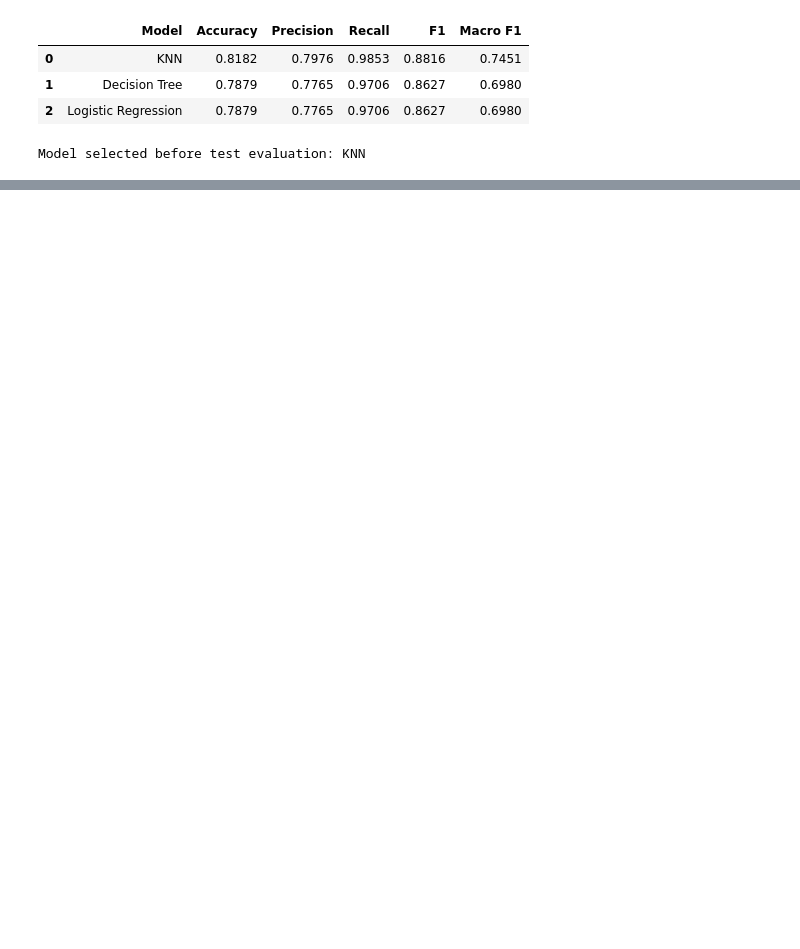
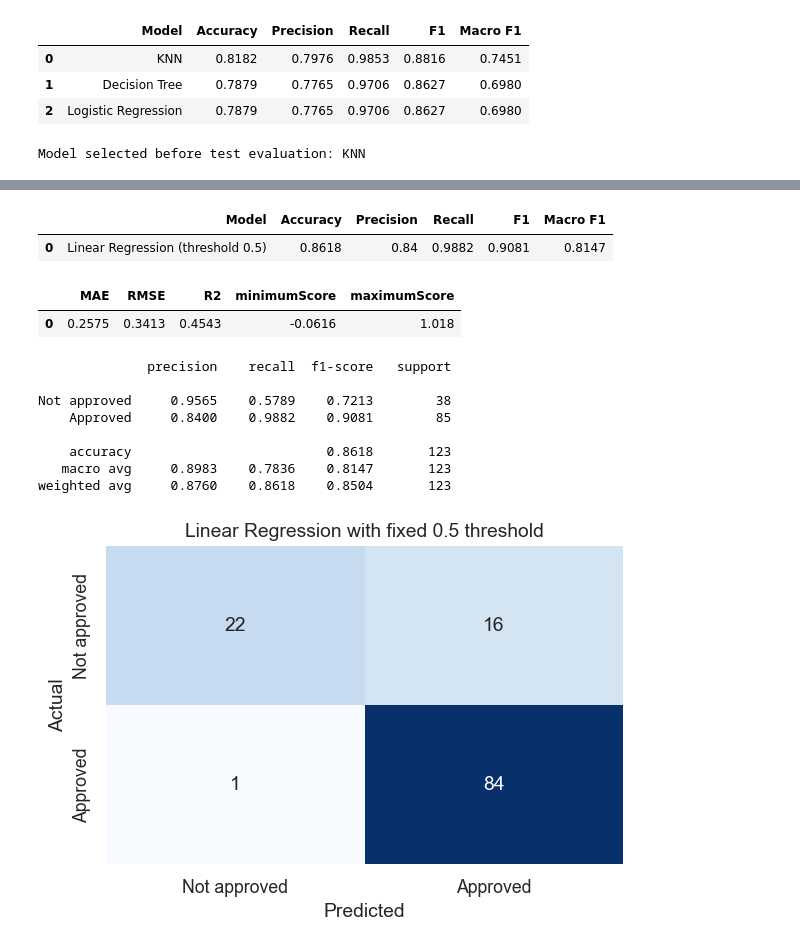
Before and after one commit to fayzliaqat/week3-supervised-models, a Jupyter notebook: week3_supervised_models.ipynb, the cells around one changed output, grey strips where cells are left out. Cells and saved outputs as stored; diff of their text form; code cells hidden in the pictures; blank space fills up the shorter version.

```diff
--- a/week3_supervised_models.ipynb
+++ b/week3_supervised_models.ipynb
@@ -391,0 +594,16 @@ Model selected before test evaluation: KNN
+# %%
+dummyModel = DummyClassifier(strategy="most_frequent")
+dummyModel.fit(scaledTrainInputs, trainTarget)
+dummyPredictions = dummyModel.predict(scaledTestInputs)
+imbalanceResults = []
+for modelName, predictions in {**testPredictions, "Majority baseline": dummyPredictions}.items():
+    imbalanceResults.append({
+        "Model": modelName,
+        "Accuracy": accuracy_score(testTarget, predictions),
+        "Approved F1": f1_score(testTarget, predictions, pos_label=1, zero_division=0),
+        "Not approved F1": f1_score(testTarget, predictions, pos_label=0, zero_division=0),
+        "Macro F1": f1_score(testTarget, predictions, average="macro", zero_division=0)
+    })
+imbalanceResults = pd.DataFrame(imbalanceResults)
+display(imbalanceResults.round(4))
+imbalanceResults.to_csv(outputDir / "accuracy_vs_f1.csv", index=False)
@@ -391,0 +627,48 @@ Model selected before test evaluation: KNN
+# %%
+linearModel = LinearRegression()
+linearModel.fit(scaledTrainInputs, trainTarget)
+linearScores = linearModel.predict(scaledTestInputs)
+linearPredictions = (linearScores >= 0.5).astype(int)
+
+linearClassification = pd.DataFrame([
+    calculateScores("Linear Regression (threshold 0.5)", testTarget, linearPredictions)
+])
+linearRegressionMetrics = pd.DataFrame([{
+    "MAE": mean_absolute_error(testTarget, linearScores),
+    "RMSE": np.sqrt(mean_squared_error(testTarget, linearScores)),
+    "R2": r2_score(testTarget, linearScores),
+    "minimumScore": linearScores.min(),
+    "maximumScore": linearScores.max()
+}])
+display(linearClassification.round(4))
+display(linearRegressionMetrics.round(4))
+print(classification_report(testTarget, linearPredictions, labels=[0, 1],
+                            target_names=["Not approved", "Approved"], digits=4, zero_division=0))
+linearClassification.to_csv(outputDir / "linear_classification.csv", index=False)
+linearRegressionMetrics.to_csv(outputDir / "linear_regression_metrics.csv", index=False)
+
+plt.figure(figsize=(5.6, 4))
+sns.heatmap(confusion_matrix(testTarget, linearPredictions, labels=[0, 1]),
+            annot=True, fmt="d", cmap="Blues", cbar=False,
+            xticklabels=["Not approved", "Approved"], yticklabels=["Not approved", "Approved"])
+plt.title("Linear Regression with fixed 0.5 threshold")
+plt.xlabel("Predicted")
+plt.ylabel("Actual")
+plt.tight_layout()
+plt.savefig(outputDir / "linear_confusion_matrix.png", dpi=180)
+plt.show()
+plt.close()
+# %% [output]
+|  | Model | Accuracy | Precision | Recall | F1 | Macro F1 |
+| 0 | Linear Regression (threshold 0.5) | 0.8618 | 0.84 | 0.9882 | 0.9081 | 0.8147 |
+|  | MAE | RMSE | R2 | minimumScore | maximumScore |
+| 0 | 0.2575 | 0.3413 | 0.4543 | -0.0616 | 1.018 |
+              precision    recall  f1-score   support
+
+Not approved     0.9565    0.5789    0.7213        38
+    Approved     0.8400    0.9882    0.9081        85
+
+    accuracy                         0.8618       123
+   macro avg     0.8983    0.7836    0.8147       123
+weighted avg     0.8760    0.8618    0.8504       123
+[figure, added]
```
Also changed, not shown: parts of 16 cells of this notebook, 14 other files.
